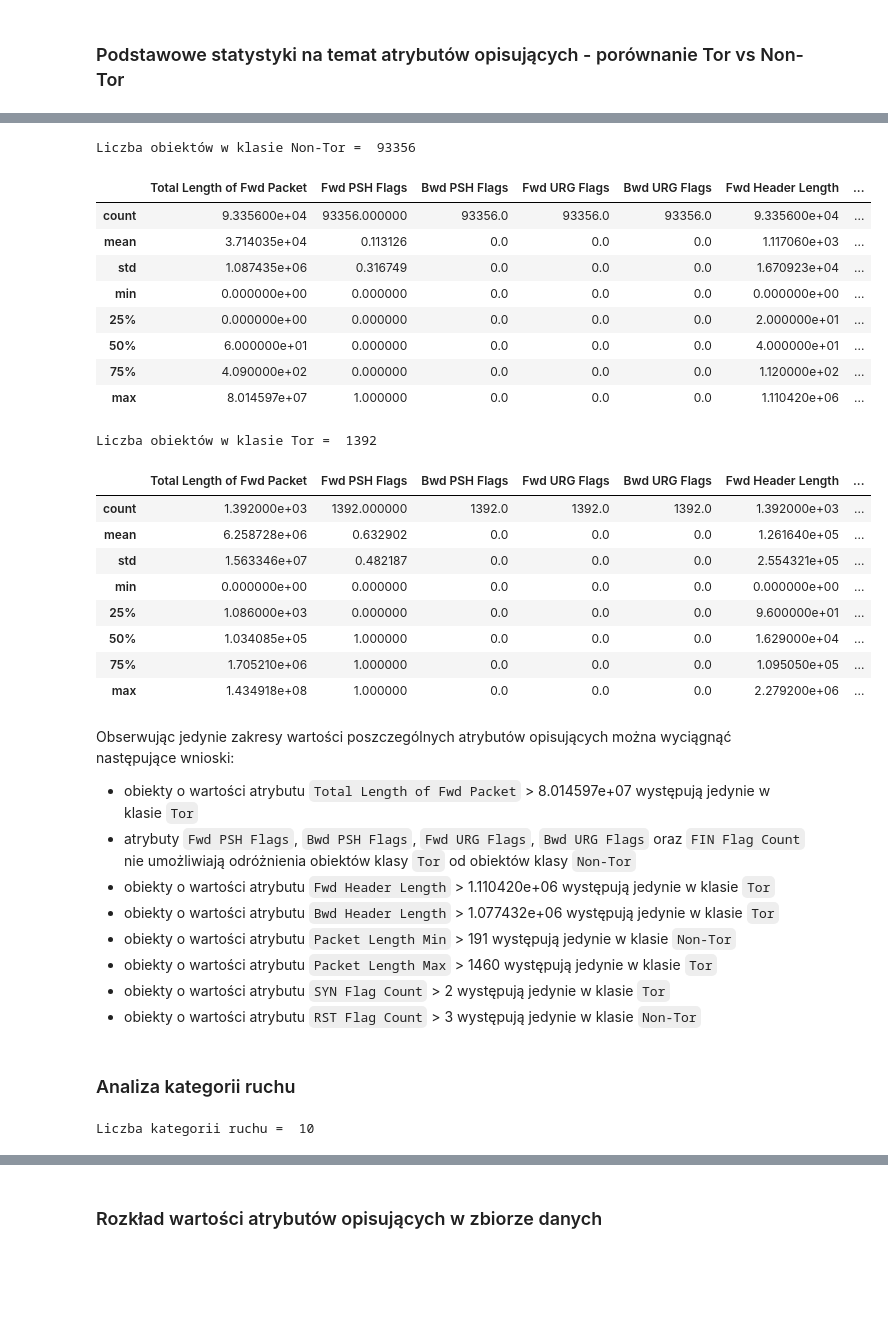
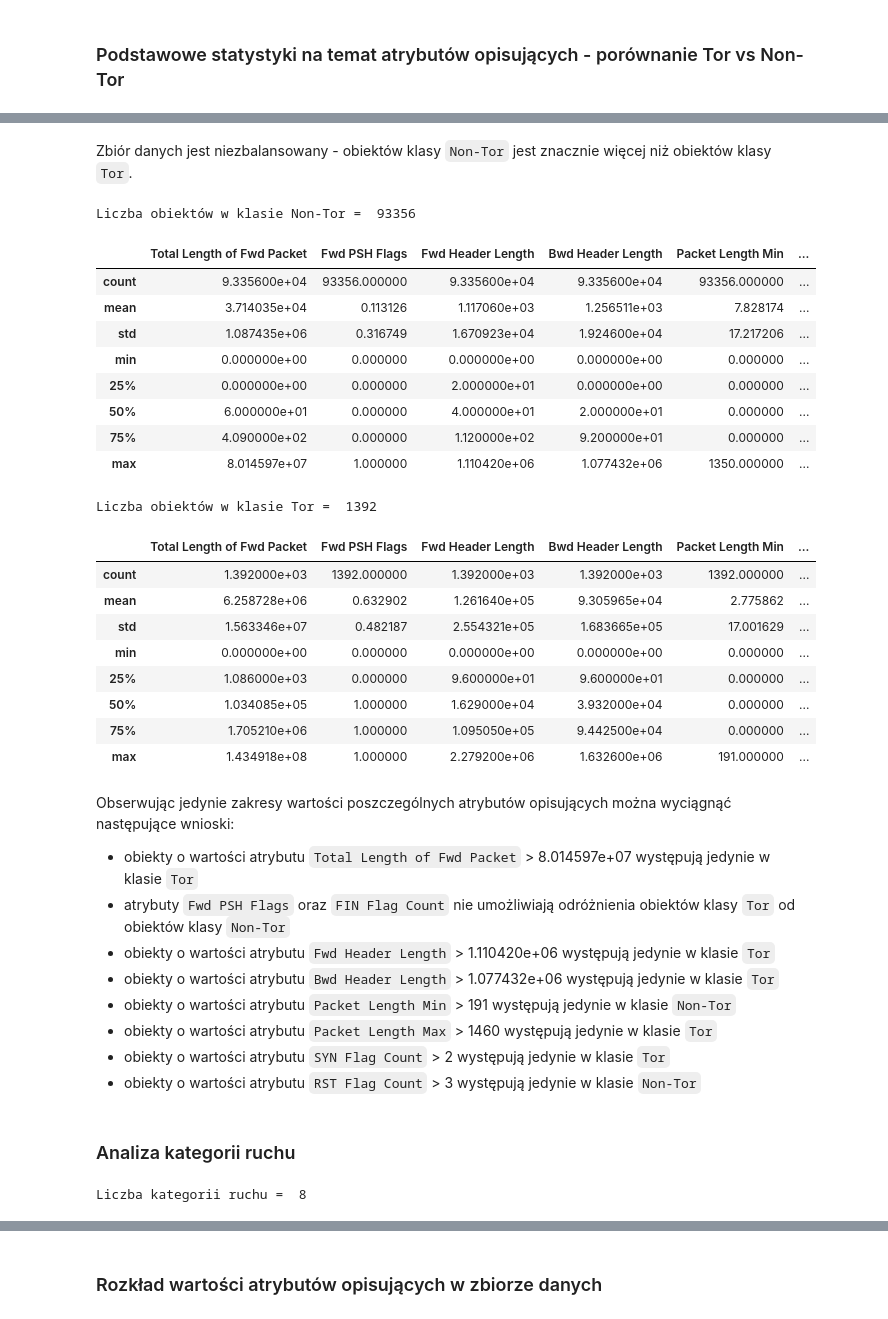
Before and after one commit to lamachan/PRiAD_projekt, a Jupyter notebook: PRiAD_projekt.ipynb, the cells around one changed output, grey strips where cells are left out. Drawn from its saved outputs; the diff is of its cells as text; code cells hidden in the pictures; blank space fills up the shorter version.

```diff
--- a/PRiAD_projekt.ipynb
+++ b/PRiAD_projekt.ipynb
@@ -16,9 +16,13 @@ import pandas as pd
 import seaborn as sns
 import matplotlib.pyplot as plt
 # %%
+# wczytanie i dopasowanie danych do wymagań projektowych
 cols_list = ['Total Length of Fwd Packet', 'Fwd PSH Flags', 'Bwd PSH Flags', 'Fwd URG Flags', 'Bwd URG Flags', 'Fwd Header Length', 'Bwd Header Length', 'Packet Length Min', 'Packet Length Max', 'FIN Flag Count', 'SYN Flag Count', 'RST Flag Count', 'Label', 'Label.1']
 df = pd.read_csv('Darknet.CSV', usecols=cols_list)
 df = df.loc[(df['Label'] == 'Tor') | (df['Label'] == 'Non-Tor')]
+df.loc[df['Label.1'] == 'AUDIO-STREAMING', 'Label.1'] = 'Audio-Streaming'
+df.loc[df['Label.1'] == 'File-transfer', 'Label.1'] = 'File-Transfer'
+df.rename(columns={'Label': 'Network Category', 'Label.1': 'Traffic Category'}, inplace=True)
 df.head()
 # %% [output]
 |  | Total Length of Fwd Packet | Fwd PSH Flags | Bwd PSH Flags | Fwd URG Flags | Bwd URG Flags | Fwd Header Length | ... |
@@ -89,0 +97,3 @@ Ich dokładny rozkład zostanie poddany analizie w dalszej części.
+# %%
+df.drop(columns=['Bwd PSH Flags', 'Fwd URG Flags', 'Bwd URG Flags'], inplace=True)
+df.info()
@@ -92,35 +131,37 @@ Ich dokładny rozkład zostanie poddany analizie w dalszej części.
+# %% [markdown]
+Zbiór danych jest niezbalansowany - obiektów klasy `Non-Tor` jest znacznie więcej niż obiektów klasy `Tor`.
 # %%
-print("Liczba obiektów w klasie Non-Tor = ", df[df['Label'] == 'Non-Tor'].shape[0])
-df[df['Label'] == 'Non-Tor'].describe()
+print("Liczba obiektów w klasie Non-Tor = ", df[df['Network Category'] == 'Non-Tor'].shape[0])
+df[df['Network Category'] == 'Non-Tor'].describe()
 # %% [output]
 Liczba obiektów w klasie Non-Tor =  93356
-|  | Total Length of Fwd Packet | Fwd PSH Flags | Bwd PSH Flags | Fwd URG Flags | Bwd URG Flags | Fwd Header Length | ... |
-| count | 9.335600e+04 | 93356.000000 | 93356.0 | 93356.0 | 93356.0 | 9.335600e+04 | ... |
-| mean | 3.714035e+04 | 0.113126 | 0.0 | 0.0 | 0.0 | 1.117060e+03 | ... |
-| std | 1.087435e+06 | 0.316749 | 0.0 | 0.0 | 0.0 | 1.670923e+04 | ... |
-| min | 0.000000e+00 | 0.000000 | 0.0 | 0.0 | 0.0 | 0.000000e+00 | ... |
-| 25% | 0.000000e+00 | 0.000000 | 0.0 | 0.0 | 0.0 | 2.000000e+01 | ... |
-| 50% | 6.000000e+01 | 0.000000 | 0.0 | 0.0 | 0.0 | 4.000000e+01 | ... |
-| 75% | 4.090000e+02 | 0.000000 | 0.0 | 0.0 | 0.0 | 1.120000e+02 | ... |
-| max | 8.014597e+07 | 1.000000 | 0.0 | 0.0 | 0.0 | 1.110420e+06 | ... |
+|  | Total Length of Fwd Packet | Fwd PSH Flags | Fwd Header Length | Bwd Header Length | Packet Length Min | ... |
+| count | 9.335600e+04 | 93356.000000 | 9.335600e+04 | 9.335600e+04 | 93356.000000 | ... |
+| mean | 3.714035e+04 | 0.113126 | 1.117060e+03 | 1.256511e+03 | 7.828174 | ... |
+| std | 1.087435e+06 | 0.316749 | 1.670923e+04 | 1.924600e+04 | 17.217206 | ... |
+| min | 0.000000e+00 | 0.000000 | 0.000000e+00 | 0.000000e+00 | 0.000000 | ... |
+| 25% | 0.000000e+00 | 0.000000 | 2.000000e+01 | 0.000000e+00 | 0.000000 | ... |
+| 50% | 6.000000e+01 | 0.000000 | 4.000000e+01 | 2.000000e+01 | 0.000000 | ... |
+| 75% | 4.090000e+02 | 0.000000 | 1.120000e+02 | 9.200000e+01 | 0.000000 | ... |
+| max | 8.014597e+07 | 1.000000 | 1.110420e+06 | 1.077432e+06 | 1350.000000 | ... |
 # %%
-print("Liczba obiektów w klasie Tor = ", df[df['Label'] == 'Tor'].shape[0])
-df[df['Label'] == 'Tor'].describe()
+print("Liczba obiektów w klasie Tor = ", df[df['Network Category'] == 'Tor'].shape[0])
+df[df['Network Category'] == 'Tor'].describe()
 # %% [output]
 Liczba obiektów w klasie Tor =  1392
-|  | Total Length of Fwd Packet | Fwd PSH Flags | Bwd PSH Flags | Fwd URG Flags | Bwd URG Flags | Fwd Header Length | ... |
-| count | 1.392000e+03 | 1392.000000 | 1392.0 | 1392.0 | 1392.0 | 1.392000e+03 | ... |
-| mean | 6.258728e+06 | 0.632902 | 0.0 | 0.0 | 0.0 | 1.261640e+05 | ... |
-| std | 1.563346e+07 | 0.482187 | 0.0 | 0.0 | 0.0 | 2.554321e+05 | ... |
-| min | 0.000000e+00 | 0.000000 | 0.0 | 0.0 | 0.0 | 0.000000e+00 | ... |
-| 25% | 1.086000e+03 | 0.000000 | 0.0 | 0.0 | 0.0 | 9.600000e+01 | ... |
-| 50% | 1.034085e+05 | 1.000000 | 0.0 | 0.0 | 0.0 | 1.629000e+04 | ... |
-| 75% | 1.705210e+06 | 1.000000 | 0.0 | 0.0 | 0.0 | 1.095050e+05 | ... |
-| max | 1.434918e+08 | 1.000000 | 0.0 | 0.0 | 0.0 | 2.279200e+06 | ... |
+|  | Total Length of Fwd Packet | Fwd PSH Flags | Fwd Header Length | Bwd Header Length | Packet Length Min | ... |
+| count | 1.392000e+03 | 1392.000000 | 1.392000e+03 | 1.392000e+03 | 1392.000000 | ... |
+| mean | 6.258728e+06 | 0.632902 | 1.261640e+05 | 9.305965e+04 | 2.775862 | ... |
+| std | 1.563346e+07 | 0.482187 | 2.554321e+05 | 1.683665e+05 | 17.001629 | ... |
+| min | 0.000000e+00 | 0.000000 | 0.000000e+00 | 0.000000e+00 | 0.000000 | ... |
+| 25% | 1.086000e+03 | 0.000000 | 9.600000e+01 | 9.600000e+01 | 0.000000 | ... |
+| 50% | 1.034085e+05 | 1.000000 | 1.629000e+04 | 3.932000e+04 | 0.000000 | ... |
+| 75% | 1.705210e+06 | 1.000000 | 1.095050e+05 | 9.442500e+04 | 0.000000 | ... |
+| max | 1.434918e+08 | 1.000000 | 2.279200e+06 | 1.632600e+06 | 191.000000 | ... |
 # %% [markdown]
 Obserwując jedynie zakresy wartości poszczególnych atrybutów opisujących można wyciągnąć następujące wnioski:
 * obiekty o wartości atrybutu `Total Length of Fwd Packet` > 8.014597e+07 występują jedynie w klasie `Tor`
-* atrybuty `Fwd PSH Flags`, `Bwd PSH Flags`, `Fwd URG Flags`, `Bwd URG Flags` oraz `FIN Flag Count` nie umożliwiają odróżnienia obiektów klasy `Tor` od obiektów klasy `Non-Tor`
+* atrybuty `Fwd PSH Flags` oraz `FIN Flag Count` nie umożliwiają odróżnienia obiektów klasy `Tor` od obiektów klasy `Non-Tor`
 * obiekty o wartości atrybutu `Fwd Header Length` > 1.110420e+06 występują jedynie w klasie `Tor`
 * obiekty o wartości atrybutu `Bwd Header Length` > 1.077432e+06 występują jedynie w klasie `Tor`
 * obiekty o wartości atrybutu `Packet Length Min` > 191 występują jedynie w klasie `Non-Tor`
@@ -130,7 +171,7 @@ Obserwując jedynie zakresy wartości poszczególnych atrybutów opisujących mo
 # %% [markdown]
 ### Analiza kategorii ruchu
 # %%
-print("Liczba kategorii ruchu = ", len(df.loc[:, 'Label.1'].unique()))
+print("Liczba kategorii ruchu = ", len(df.loc[:, 'Traffic Category'].unique()))
 # %% [output]
-Liczba kategorii ruchu =  10
+Liczba kategorii ruchu =  8
 # %%
```
Also changed, not shown: parts of 18 cells of this notebook.
